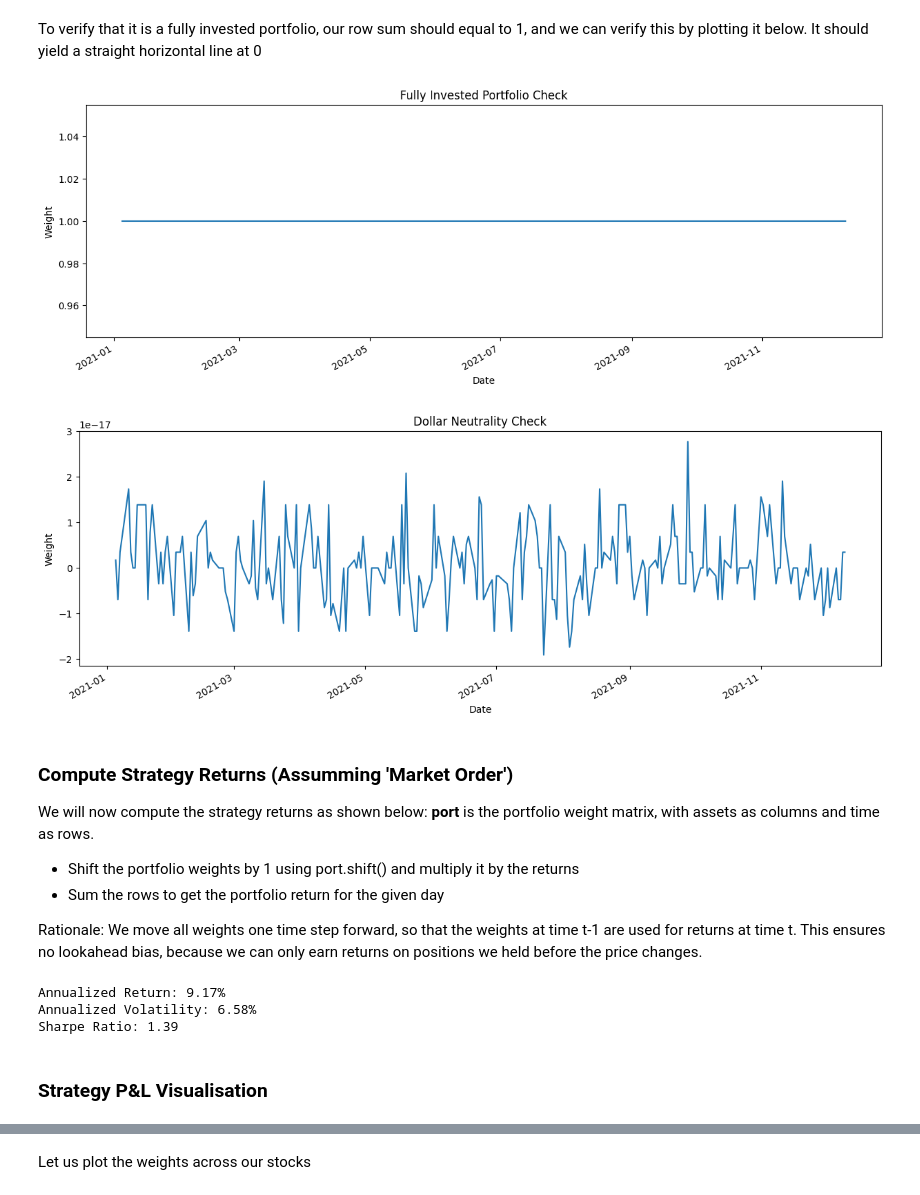
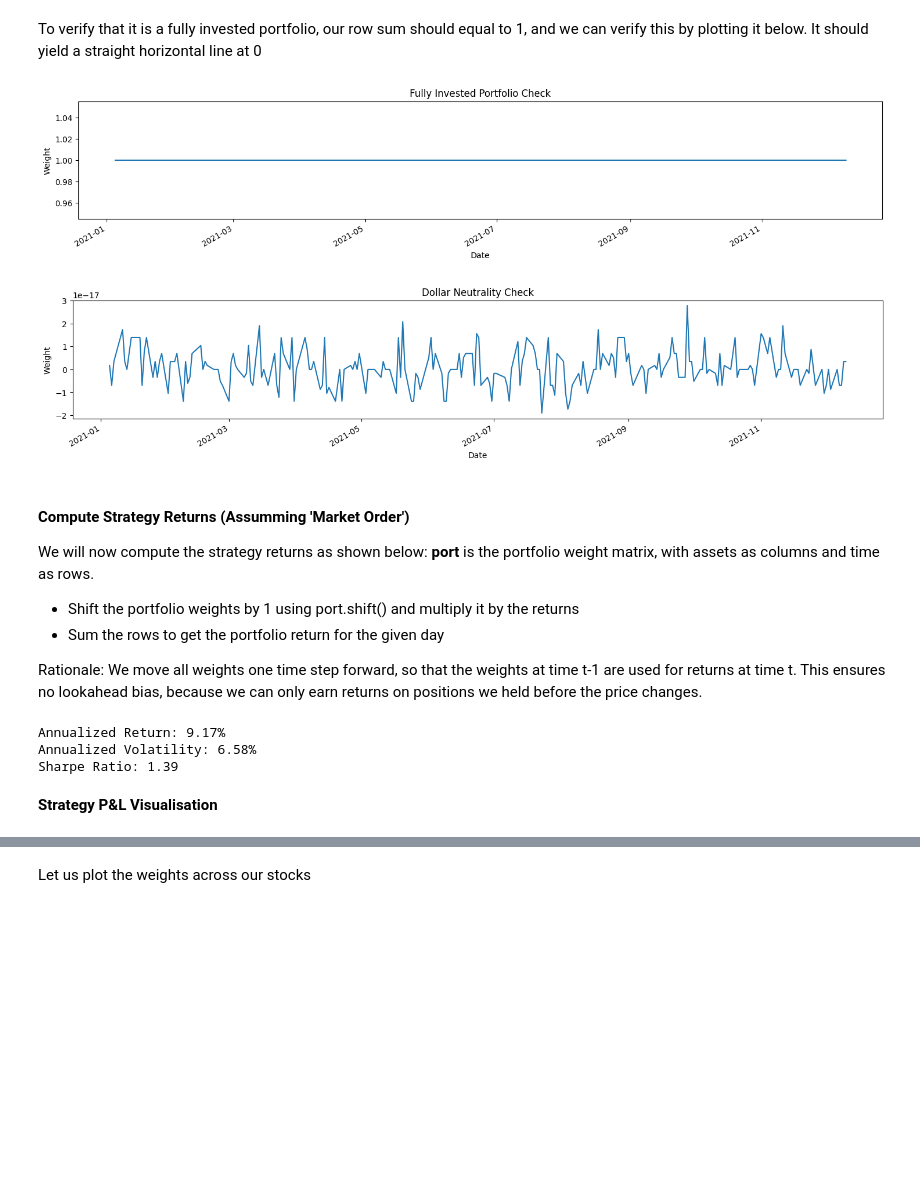
Before and after one commit to KevinTan1203/Systematic-Quant-Trading, a Jupyter notebook: Quantitative Concepts/10. Unconstrained Backtest.ipynb, the cells around one changed output, grey strips where cells are left out. Drawn from its saved outputs; the diff is of its cells as text; code cells hidden in the pictures; blank space fills up the shorter version.

```diff
--- a/Quantitative Concepts/10. Unconstrained Backtest.ipynb
+++ b/Quantitative Concepts/10. Unconstrained Backtest.ipynb
@@ -124,25 +112,25 @@ To verify that it is a fully invested portfolio, our row sum should equal to 1,
 # %%
 # Fully invested: abs value of port weights should sum to 1
 port.abs().sum(1).plot()
 plt.title('Fully Invested Portfolio Check')
 plt.xlabel('Date')
 plt.ylabel('Weight')
-plt.gcf().set_size_inches(15, 5) # Increase the size of the plot for better visibility
+plt.gcf().set_size_inches(18, 3) # Increase the size of the plot for better visibility
 plt.show()
 # %% [output]
-[figure, old version]
+[figure, new version]
 # %%
 # Dollar neutrality: Port weights should sum to 0
 port.sum(1).plot()
 plt.title('Dollar Neutrality Check')
 plt.xlabel('Date')
 plt.ylabel('Weight')
-plt.gcf().set_size_inches(15, 5) # Increase the size of the plot for better visibility
+plt.gcf().set_size_inches(18, 3) # Increase the size of the plot for better visibility
 plt.show()
 # %% [output]
-[figure, old version]
+[figure, new version]
 # %% [markdown]
-### Compute Strategy Returns (Assumming 'Market Order')
+#### Compute Strategy Returns (Assumming 'Market Order')
 
 We will now compute the strategy returns as shown below: **port** is the portfolio weight matrix, with assets as columns and time as rows.
 
@@ -160,7 +148,7 @@ Annualized Return: 9.17%
 Annualized Volatility: 6.58%
 Sharpe Ratio: 1.39
 # %% [markdown]
-### Strategy P&L Visualisation
+**Strategy P&L Visualisation**
 # %%
 strat_ret.cumsum().plot()
 plt.title('Cumulative Strategy Returns (Assuming Market Orders)')
```
Also changed, not shown: parts of 13 cells of this notebook.
